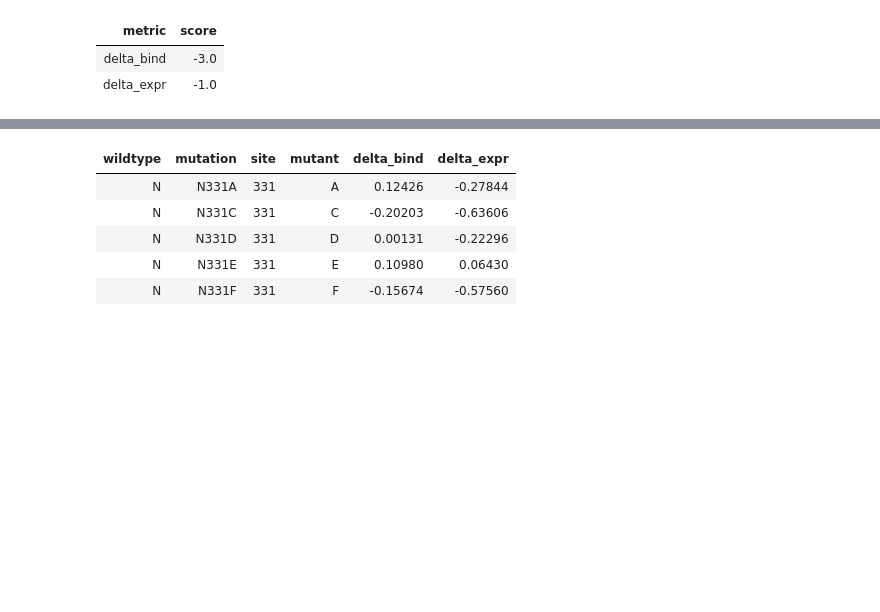
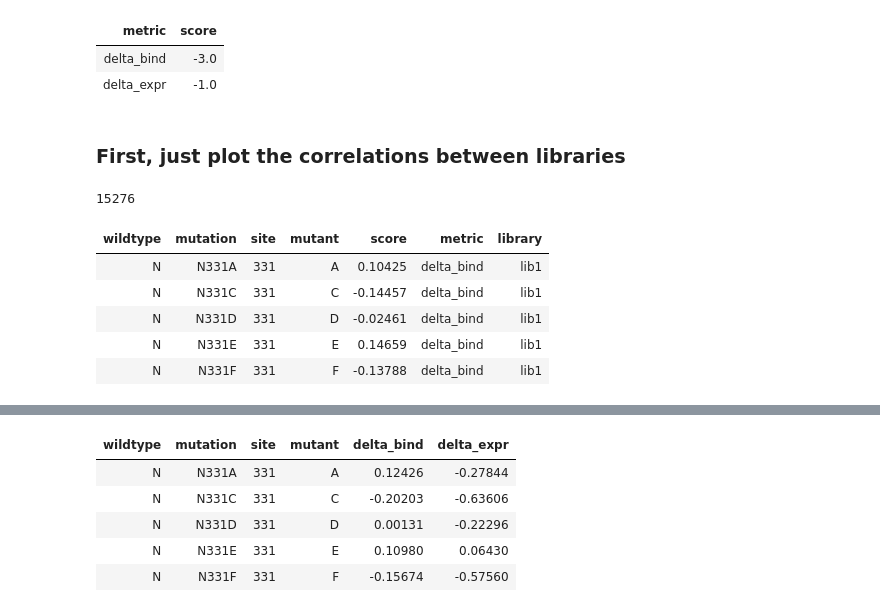
Before and after one commit to jbloomlab/SARS-CoV-2-RBD_B.1.351, a Jupyter notebook: bind_expr_filters.ipynb, the cells around one changed output, grey strips where cells are left out. Drawn from its saved outputs; the diff is of its cells as text; code cells hidden in the pictures; blank space fills up the shorter version.

```diff
--- a/bind_expr_filters.ipynb
+++ b/bind_expr_filters.ipynb
@@ -47,3 +47,33 @@ display(HTML(new_filter_df.to_html(index=False)))
 gisaid_counts_file = config['gisaid_mutation_counts']
 dms_scores_file = config['prelim_mut_bind_expr']
 og_dms_file = config['early2020_mut_bind_expr']
+# %% [markdown]
+### First, just plot the correlations between libraries
+# %%
+dms_corrs = pd.DataFrame()
+
+for lib in ['lib1', 'lib2']:
+    for m in ['bind', 'expr']:
+
+        df = (pd.read_csv(dms_scores_file).rename(columns={'position': 'site'})
+                     [['wildtype', 'mutation', 'site', 'mutant', f'delta_{m}_{lib}']]
+                     .assign(not_WT=lambda x: x['wildtype']!=x['mutant'])
+                     .query('not_WT')
+                     .drop(columns=['not_WT'])
+                     .assign(metric=f'delta_{m}',
+                             library=lib,
+                            )
+              .rename(columns={f'delta_{m}_{lib}': 'score'})
+                     )
+        dms_corrs = pd.concat([dms_corrs, df])
+
+print(len(dms_corrs))
+display(HTML(dms_corrs.head().to_html(index=False)))
+# %% [output]
+15276
+| wildtype | mutation | site | mutant | score | metric | library |
+| N | N331A | 331 | A | 0.10425 | delta_bind | lib1 |
+| N | N331C | 331 | C | -0.14457 | delta_bind | lib1 |
+| N | N331D | 331 | D | -0.02461 | delta_bind | lib1 |
+| N | N331E | 331 | E | 0.14659 | delta_bind | lib1 |
+| N | N331F | 331 | F | -0.13788 | delta_bind | lib1 |
```
Also changed, not shown: parts of 2 cells of this notebook, 7 other files.
